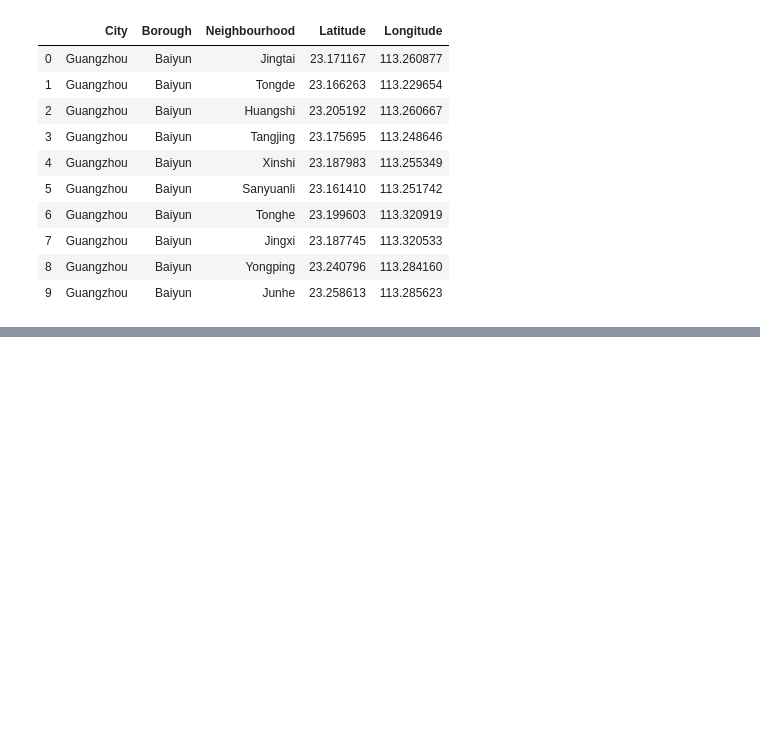
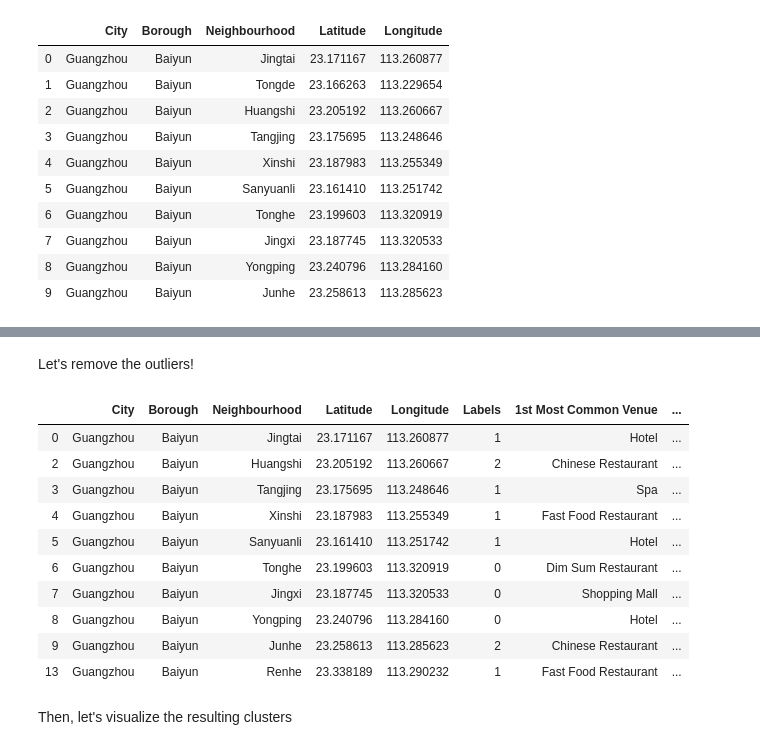
Before and after one commit to xuziqing98/New-Venture-Navigator, a Jupyter notebook: coursera_applied_data_science_capstone_project.ipynb, the cells around one changed output, grey strips where cells are left out. Saved outputs shown, nothing was run; the diff lists cells and outputs as text; code cells hidden in the pictures; blank space fills up the shorter version.

```diff
--- a/coursera_applied_data_science_capstone_project.ipynb
+++ b/coursera_applied_data_science_capstone_project.ipynb
@@ -165,0 +355,3 @@ The geospatial data of Xiaolou in Zengcheng is not available!
+# %%
+Guangzhou_grouped = Guangzhou_onehot.groupby('Neighborhood').mean().reset_index()
+Guangzhou_grouped
@@ -165,0 +463,20 @@ The geospatial data of Xiaolou in Zengcheng is not available!
+# %% [markdown]
+Let's remove the outliers!
+# %%
+Guangzhou_merged.dropna(inplace=True)
+Guangzhou_merged = Guangzhou_merged.astype({'Labels': 'int32'})
+Guangzhou_merged.head(10)
+# %% [output]
+|  | City | Borough | Neighbourhood | Latitude | Longitude | Labels | 1st Most Common Venue | ... |
+| 0 | Guangzhou | Baiyun | Jingtai | 23.171167 | 113.260877 | 1 | Hotel | ... |
+| 2 | Guangzhou | Baiyun | Huangshi | 23.205192 | 113.260667 | 2 | Chinese Restaurant | ... |
+| 3 | Guangzhou | Baiyun | Tangjing | 23.175695 | 113.248646 | 1 | Spa | ... |
+| 4 | Guangzhou | Baiyun | Xinshi | 23.187983 | 113.255349 | 1 | Fast Food Restaurant | ... |
+| 5 | Guangzhou | Baiyun | Sanyuanli | 23.161410 | 113.251742 | 1 | Hotel | ... |
+| 6 | Guangzhou | Baiyun | Tonghe | 23.199603 | 113.320919 | 0 | Dim Sum Restaurant | ... |
+| 7 | Guangzhou | Baiyun | Jingxi | 23.187745 | 113.320533 | 0 | Shopping Mall | ... |
+| 8 | Guangzhou | Baiyun | Yongping | 23.240796 | 113.284160 | 0 | Hotel | ... |
+| 9 | Guangzhou | Baiyun | Junhe | 23.258613 | 113.285623 | 2 | Chinese Restaurant | ... |
+| 13 | Guangzhou | Baiyun | Renhe | 23.338189 | 113.290232 | 1 | Fast Food Restaurant | ... |
+# %% [markdown]
+Then, let's visualize the resulting clusters
```
Also changed, not shown: parts of 56 cells of this notebook.
